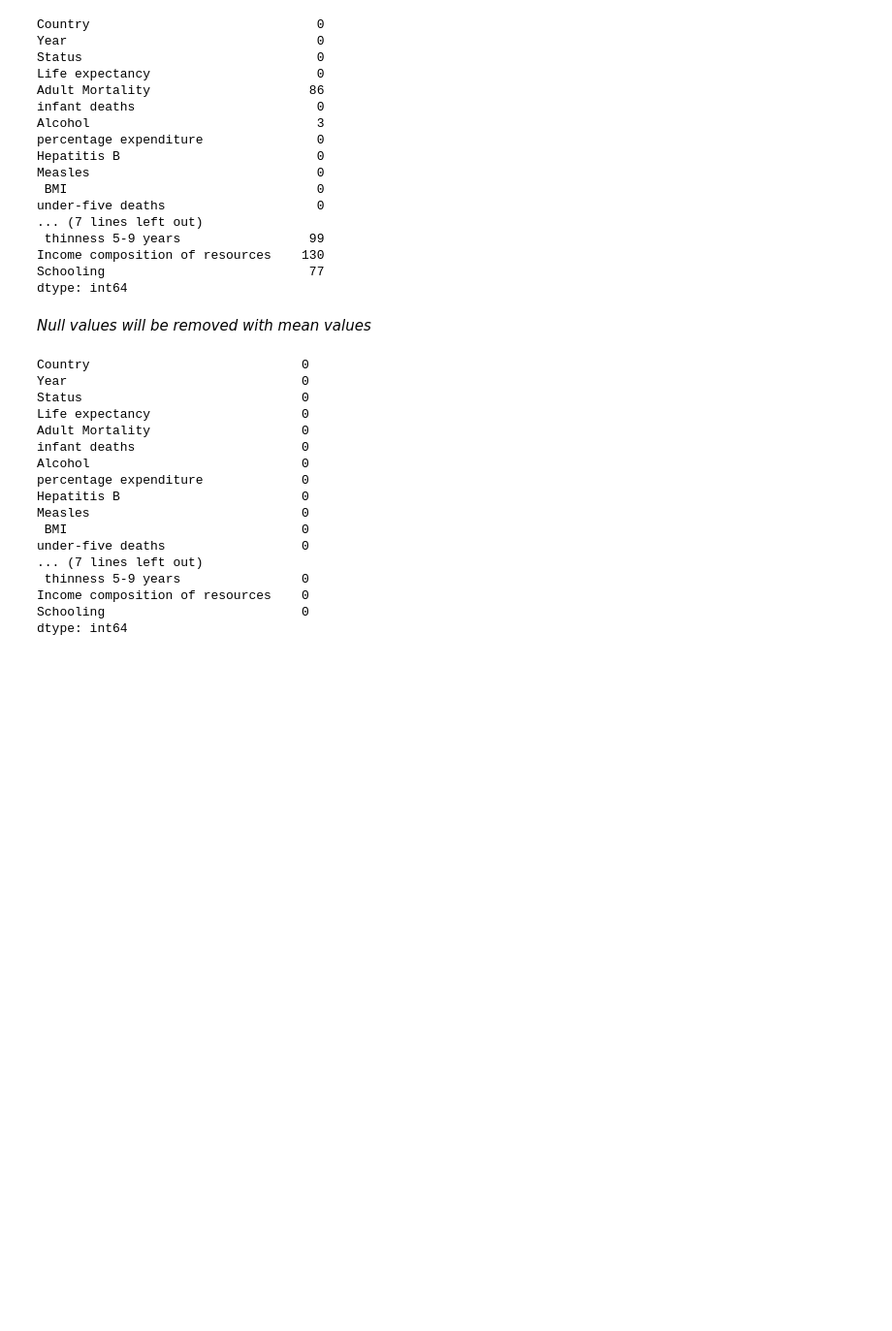
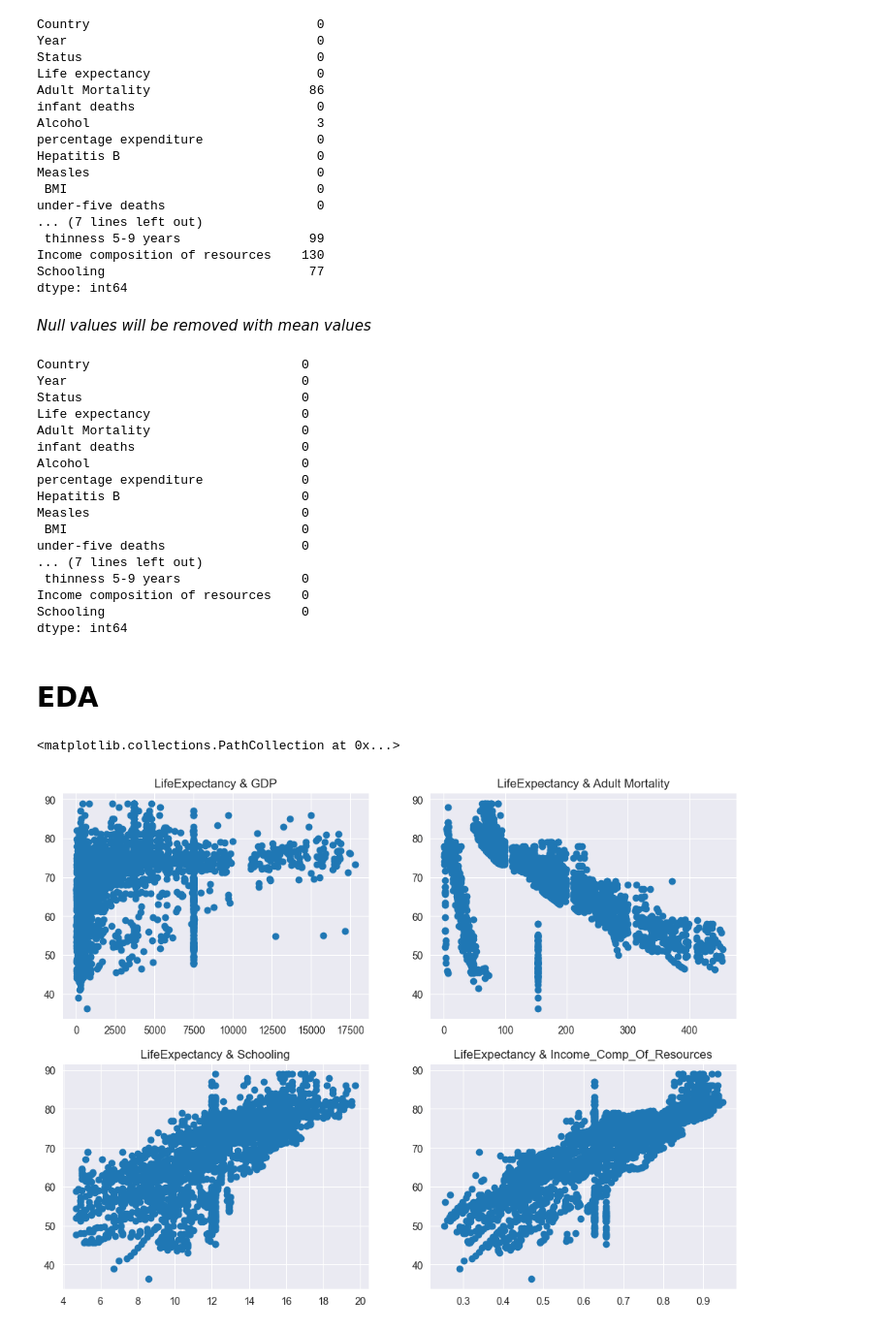
Before and after one commit to pooyanosk1382/ML, a Jupyter notebook: Assignment1/Life Expectandcy/lifeExpectancy.ipynb, the cells around one changed output. Shown at 97% size. Cells and saved outputs as stored; diff of their text form; code cells hidden in the pictures; blank space fills up the shorter version.

```diff
--- a/Assignment1/Life Expectandcy/lifeExpectancy.ipynb
+++ b/Assignment1/Life Expectandcy/lifeExpectancy.ipynb
@@ -187,3 +187,26 @@ under-five deaths                  0
 Income composition of resources    0
 Schooling                          0
 dtype: int64
+# %% [markdown]
+# EDA
+# %%
+plt.figure(figsize=(12, 38))
+
+plt.subplot(8,2,1)
+plt.title("LifeExpectancy & GDP")
+plt.scatter(data["GDP"], data["Life_Expectancy"])
+
+plt.subplot(8,2,2)
+plt.title("LifeExpectancy & Adult Mortality")
+plt.scatter(data["Adult_Mortality"], data["Life_Expectancy"])
+
+plt.subplot(8,2,3)
+plt.title("LifeExpectancy & Schooling")
+plt.scatter(data["Schooling"], data["Life_Expectancy"])
+
+plt.subplot(8,2,4)
+plt.title("LifeExpectancy & Income_Comp_Of_Resources")
+plt.scatter(data["Income_Comp_Of_Resources"], data["Life_Expectancy"])
+# %% [output]
+<matplotlib.collections.PathCollection at 0x...>
+[figure, added]
```
Also changed, not shown: parts of 3 cells of this notebook.
